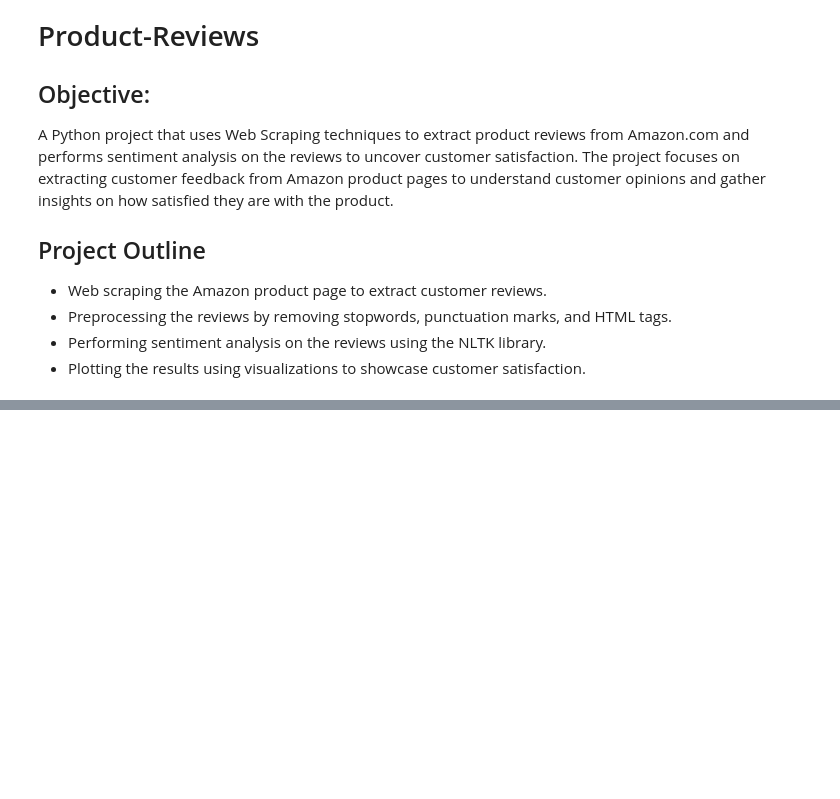
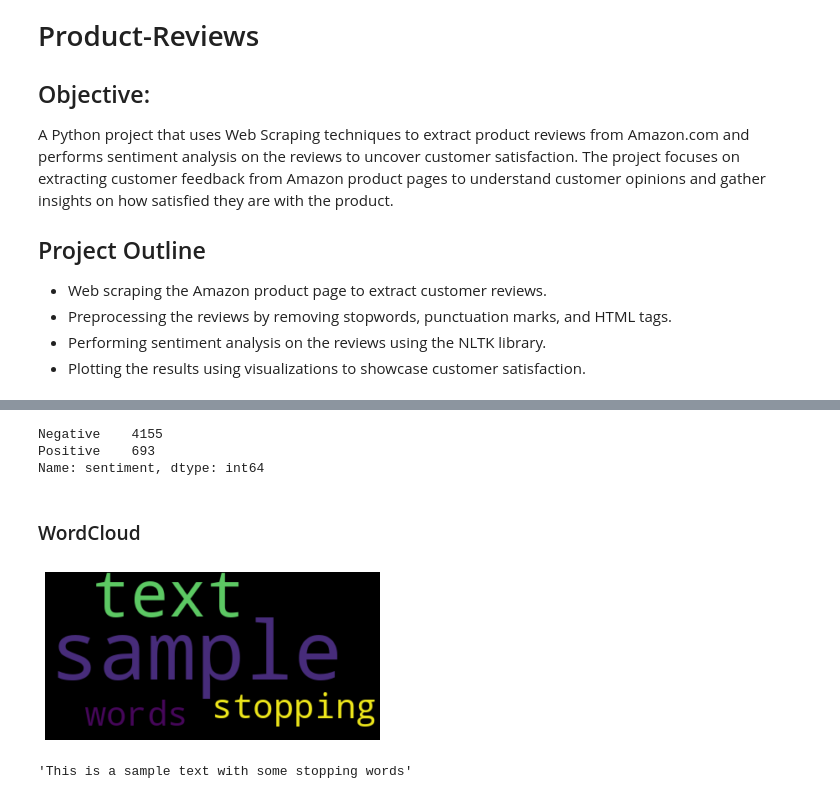
Before and after one commit to ehtisham-sadiq/Uncovering-Customer-Satisfaction-through-Amazon-Product-Reviews, a Jupyter notebook: Uncovering-Customer-Satisfaction-through-Amazon-Product-Reviews.ipynb, the cells around one changed output, grey strips where cells are left out. Cells and saved outputs as stored; diff of their text form; code cells hidden in the pictures; blank space fills up the shorter version.

```diff
--- a/Uncovering-Customer-Satisfaction-through-Amazon-Product-Reviews.ipynb
+++ b/Uncovering-Customer-Satisfaction-through-Amazon-Product-Reviews.ipynb
@@ -24,0 +542,4 @@ warnings.filterwarnings('ignore')
+# %%
+text = "This is a sample text with some stopping words"
+filtered_text = ' '.join(word for word in text.split() if word.lower() not in stop)
+filtered_text
@@ -24,0 +742,21 @@ warnings.filterwarnings('ignore')
+# %%
+df_score.sentiment.value_counts()
+# %% [output]
+Negative    4155
+Positive    693
+Name: sentiment, dtype: int64
+# %% [markdown]
+### WordCloud
+# %%
+from wordcloud import WordCloud
+def generate_wordcloud(text):
+    wordcloud = WordCloud().generate(text)
+    plt.imshow(wordcloud, interpolation='bilinear')
+    plt.axis("off")
+    plt.show()
+
+generate_wordcloud(text)
+text
+# %% [output]
+[figure, added]
+'This is a sample text with some stopping words'
```
Also changed, not shown: parts of 103 cells of this notebook.
